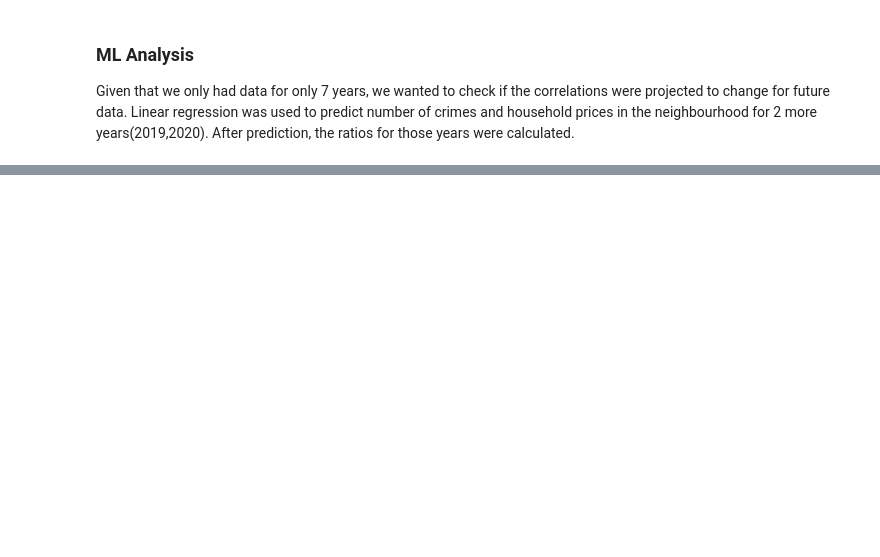
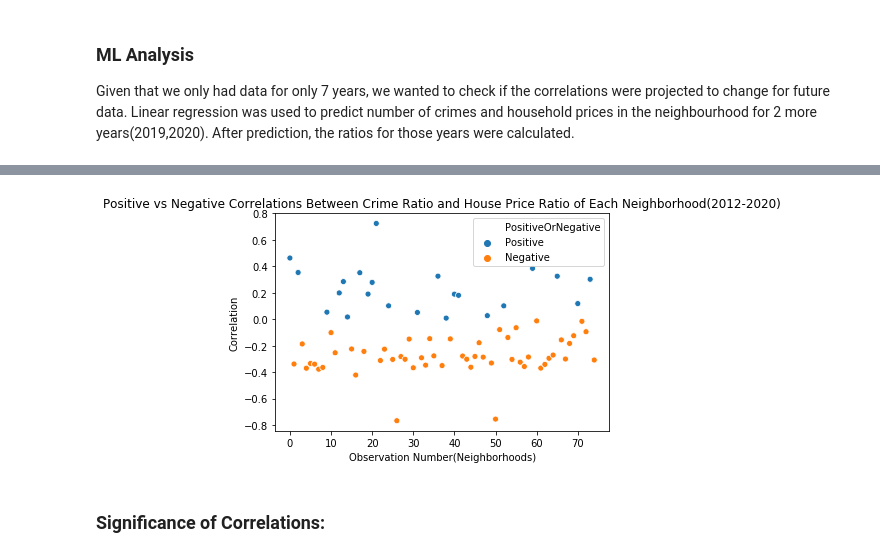
Before and after one commit to uic-cs418/cs418-project-team-asia, a Jupyter notebook: Final Project Report.ipynb, the cells around one changed output, grey strips where cells are left out. Saved outputs shown, nothing was run; the diff lists cells and outputs as text; code cells hidden in the pictures; blank space fills up the shorter version.

```diff
--- a/Final Project Report.ipynb
+++ b/Final Project Report.ipynb
@@ -165,0 +171,7 @@ ValueError: Input contains NaN, infinity or a value too large for dtype('float64
+# %%
+CorrelationsWithPredicted = pd.read_csv('Correlation_ratio_with_predicted.csv', usecols=range(1,5))
+PlotCorrelation(CorrelationsWithPredicted,'PositiveOrNegative','Positive vs Negative Correlations Between Crime Ratio and House Price Ratio of Each Neighborhood(2012-2020)')
+# %% [output]
+[figure, added]
+# %% [markdown]
+### Significance of Correlations:
```
Also changed, not shown: parts of 9 cells of this notebook, 1 other file.
